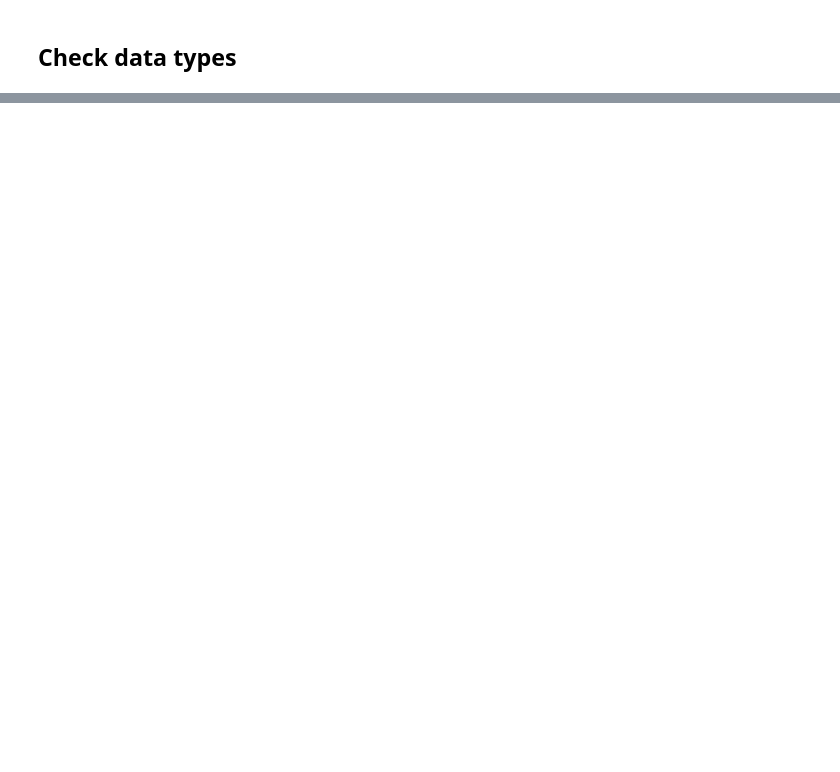
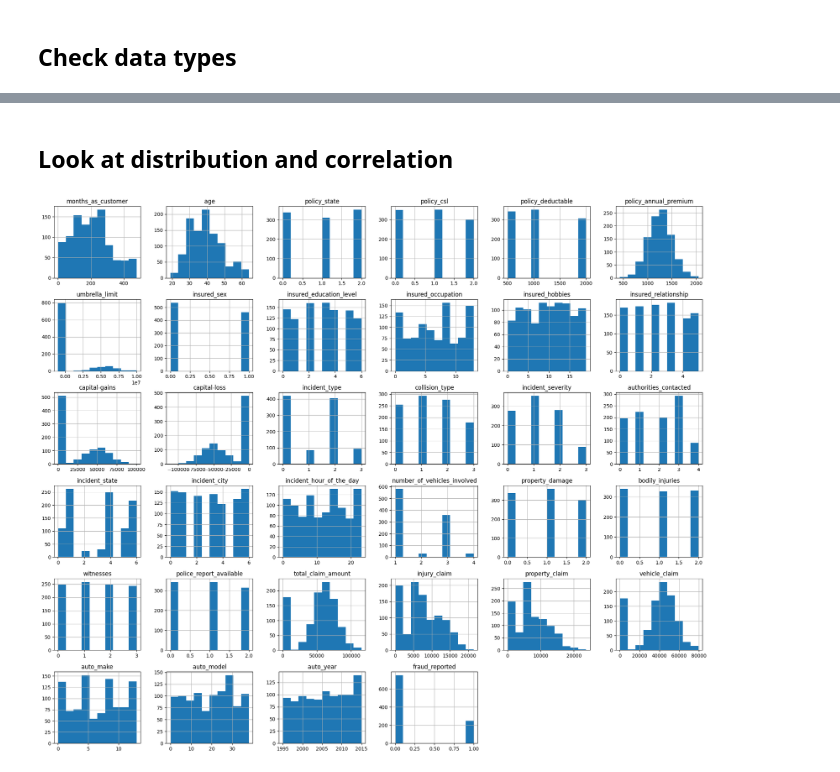
Before and after one commit to jackie-niu/DS9000-Project, a Jupyter notebook: Project_XGBoost.ipynb, the cells around one changed output, grey strips where cells are left out. Saved outputs shown, nothing was run; the diff lists cells and outputs as text; code cells hidden in the pictures; blank space fills up the shorter version.

Commit message:
Preprocessing

```diff
--- a/Project_XGBoost.ipynb
+++ b/Project_XGBoost.ipynb
@@ -135,0 +180,9 @@ df.describe()
+# %%
+from sklearn.preprocessing import LabelEncoder
+
+# Encode all categorical columns
+le = LabelEncoder()
+for col in df.select_dtypes(include='object'):
+    df[col] = le.fit_transform(df[col].astype(str))
+
+df.head(20)
@@ -135,0 +227,10 @@ df.describe()
+# %% [markdown]
+## Look at distribution and correlation
+# %%
+import seaborn as sns
+df.hist(figsize=(24, 20))
+
+for col in df:
+    sns.histplot(df[col], kde=True)
+# %% [output]
+[figure, added]
```
Also changed, not shown: parts of 20 cells of this notebook.
